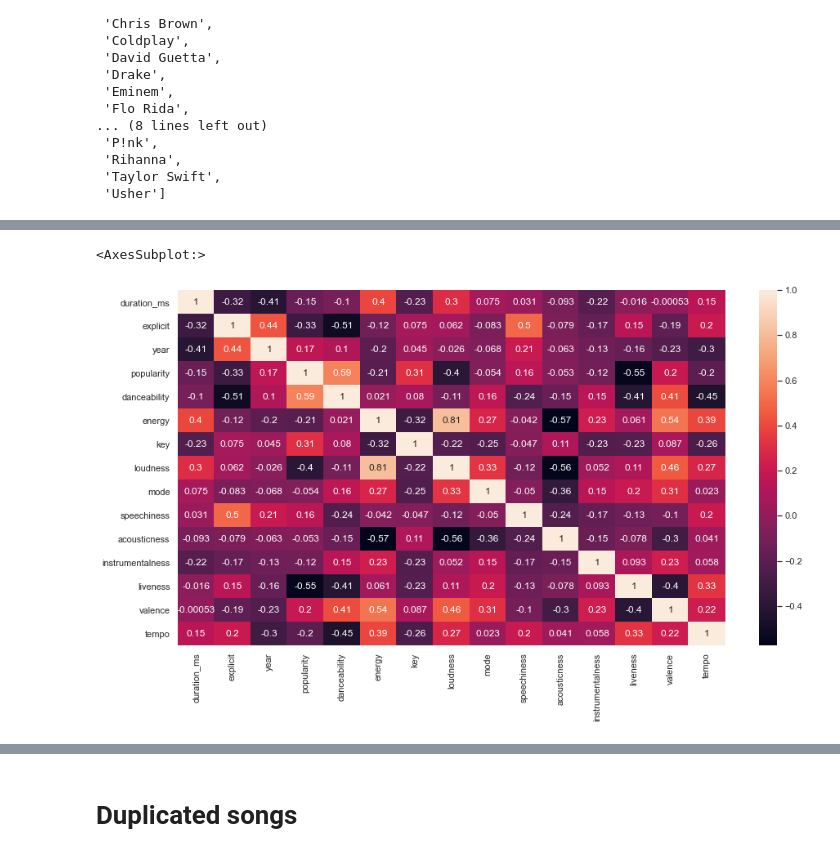
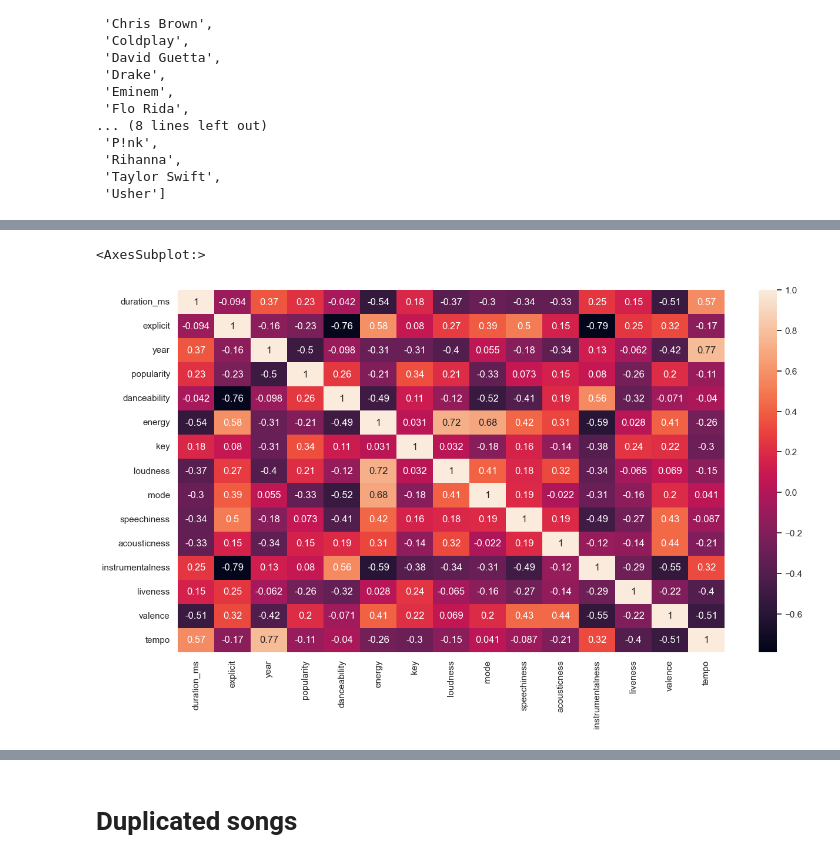
Before and after one commit to Gauss-PWr/EDA_project, a Jupyter notebook: solutions/KJ.ipynb, the cells around one changed output, grey strips where cells are left out. Cells and saved outputs as stored; diff of their text form; code cells hidden in the pictures.

```diff
--- a/solutions/KJ.ipynb
+++ b/solutions/KJ.ipynb
@@ -5,7 +5,7 @@ import matplotlib.pyplot as plt
 import seaborn as sns
 import statistics
 # %%
-df = pd.read_csv("songs.txt", sep=",", header=0)
+df = pd.read_csv("../data/songs.csv", sep=",", header=0)
 # %%
 df.head()
 # %% [output]
@@ -279,10 +280,10 @@ df.loc[df["artist"] == "Rihanna"] #find all songs by artist
 # %%
-df_Rihanna = df.loc[(df['artist'] == "Rihanna")]
+df_Rihanna = df.loc[(df['artist'] == "Kanye West")]
 sns.set(rc = {'figure.figsize':(15,8)})
 sns.heatmap(df_Rihanna.corr(), annot=True)
 # %% [output]
 <AxesSubplot:>
-[figure, old version]
+[figure, new version]
 # %%
 #fig, axes = plt.subplots(1,3,figsize=(20,7))
 sns.relplot(data=df_Rihanna, x = "loudness", y="energy", hue="explicit")
```
Also changed, not shown: parts of 9 cells of this notebook, 2 other files.
